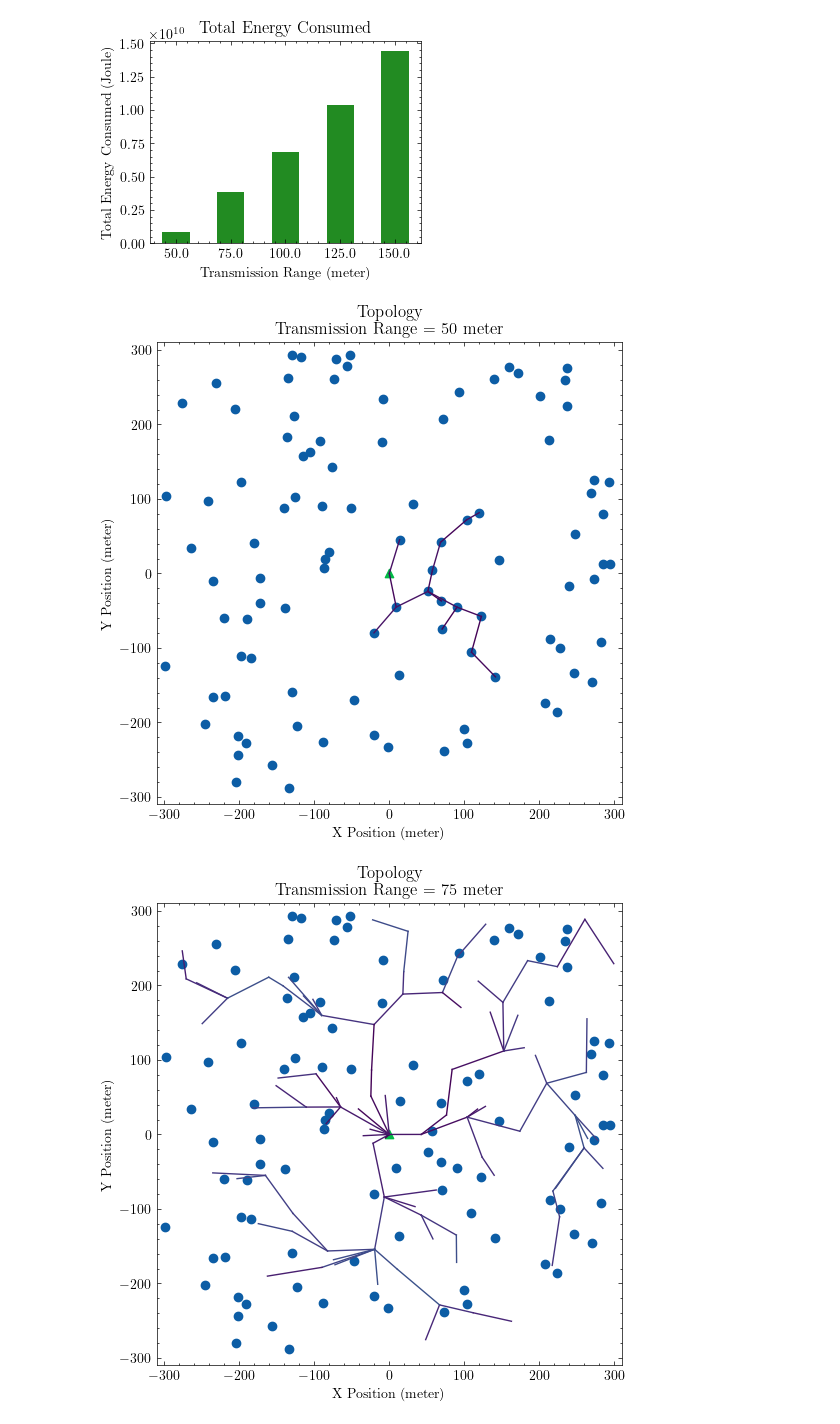
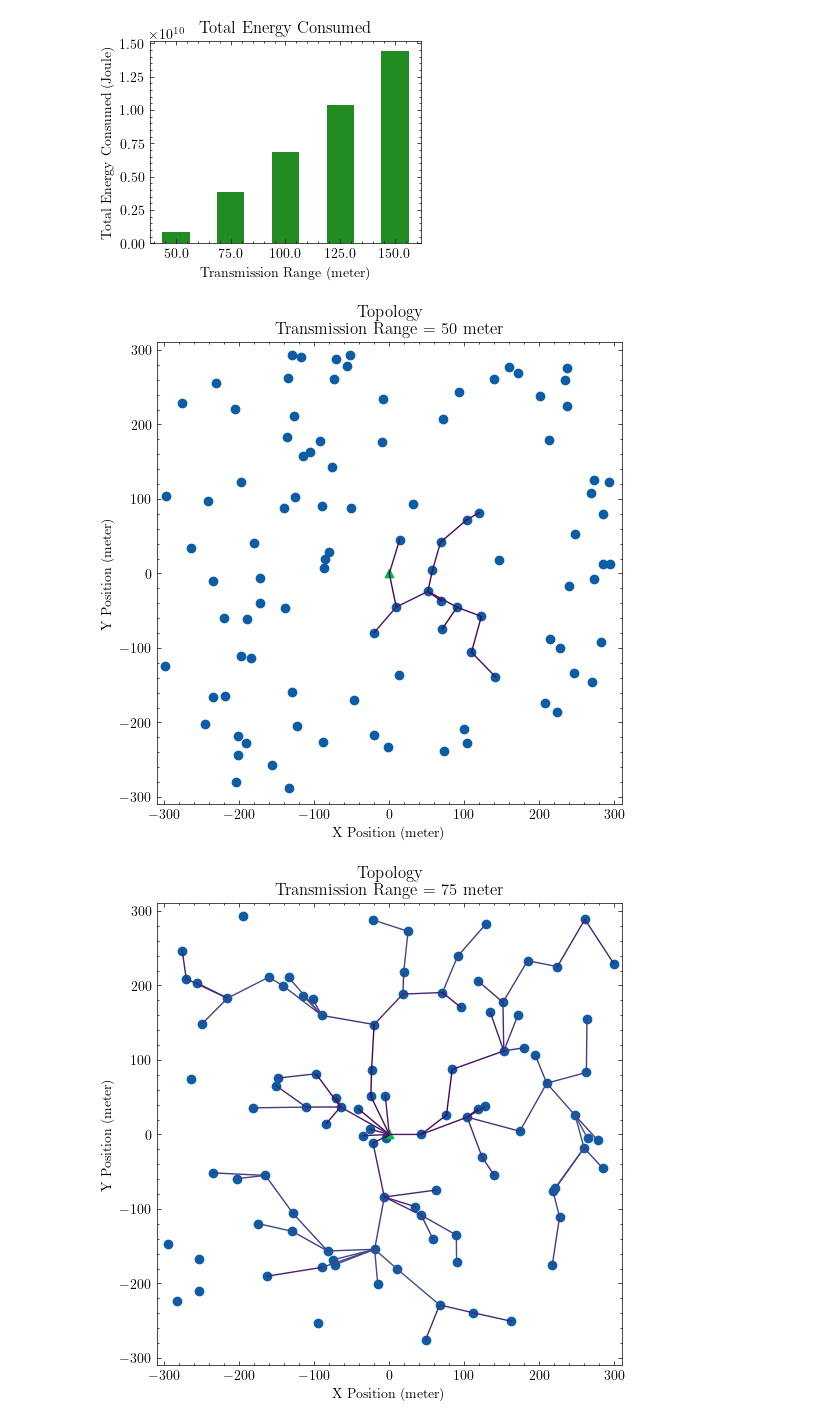
Before and after one commit to FlaneTern/FaultNet-Sim, a Jupyter notebook: Results/Visualization.ipynb, the cells around one changed output. Cells and saved outputs as stored; diff of their text form; code cells hidden in the pictures.

Commit message:
fixed topoloy visualization

```diff
--- a/Results/Visualization.ipynb
+++ b/Results/Visualization.ipynb
@@ -245,7 +245,7 @@ fig.savefig(f"Images/Energy-TransmissionRange.png", dpi=600)
 transmission_range_dict = {}
 sn_location_dict = {}
 # key : (problemid, simulatorid), value : (sensornodeid, posx, posy)
-for row in cur.execute("SELECT sensornode.problemid, sensornode.simulatorid, sensornode.sensornodeid, posx, posy, temp.transmissionrange FROM SensorNode inner join (select simulator.transmissionrange, simulator.simulatorid, simulator.problemid from simulator where simulator.simulatorid in (select simulator.simulatorid from simulator where simulatorid = simulator.simulatorid and problemid = simulator.problemid group by simulator.transmissionrange order by random()) group by simulator.simulatorid) temp on temp.simulatorid = sensornode.simulatorid and temp.problemid = sensornode.problemid"):
+for row in cur.execute("SELECT sensornode.problemid, sensornode.simulatorid, sensornode.sensornodeid, posx, posy, temp.transmissionrange FROM SensorNode inner join (select simulator.transmissionrange, simulator.simulatorid, simulator.problemid from simulator where simulator.simulatorid in (select simulator.simulatorid from simulator where simulatorid = simulator.simulatorid and problemid = simulator.problemid group by simulator.transmissionrange order by random()) group by simulator.simulatorid order by simulator.transmissionrange) temp on temp.simulatorid = sensornode.simulatorid and temp.problemid = sensornode.problemid"):
     row = list(row)
     if (row[0], row[1]) not in sn_location_dict.keys():
         sn_location_dict[(row[0], row[1])] = []
@@ -253,8 +253,6 @@ for row in cur.execute("SELECT sensornode.problemid, sensornode.simulatorid, sen
     sn_location_dict[(row[0], row[1])].append((row[2], row[3], row[4]))
 
 
-key_random, val_random = random.choice(list(sn_location_dict.items()))
-snid, posx, posy = map(list, zip(*val_random))
 
 maxcolor = -1
 sn_parent_dict = {}
@@ -304,31 +302,38 @@ for key in sn_location_dict.keys():
             for i in range(len(temp_tuples_list_list)):
 
                 if temp_tuples_list_list[i][0] == parent_snid:
                     posx_parent = temp_tuples_list_list[i][1]
                     posy_parent = temp_tuples_list_list[i][2]
                     break
 
         sn_connection_dict[key].append((posx_child, posy_child, posx_parent, posy_parent, color))
 
 
 
 for sn_connection_dict_i in sn_connection_dict.items():
     key, val = sn_connection_dict_i
     plt.figure(figsize=(6, 6))
     plt.xlim([-310, 310])
     plt.ylim([-310, 310])
 
     for aaa_tuple in val:
         plt.plot([aaa_tuple[0], aaa_tuple[2]], [aaa_tuple[1], aaa_tuple[3]], color=cmap(aaa_tuple[4]))
 
+    pos = []
+
+    for aaa_tuple in val:
+        pos += [[aaa_tuple[0], aaa_tuple[1]], [aaa_tuple[2], aaa_tuple[3]]]
+
+    snid, posx, posy = map(list, zip(*sn_location_dict[key]))
+
     plt.scatter(posx, posy)
     plt.scatter([0], [0], marker="^")
     plt.xlabel("X Position (meter)")
     plt.ylabel("Y Position (meter)")
     plt.title(f"Topology\nTransmission Range = {int(transmission_range_dict[key])} meter")
     plt.savefig(f"Images/Topology-{transmission_range_dict[key]}.png")
     plt.show()
     plt.close()
 # %% [output]
 [figure]
-[figure, old version]
+[figure, new version]
```
Also changed, not shown: parts of 1 cell of this notebook.
